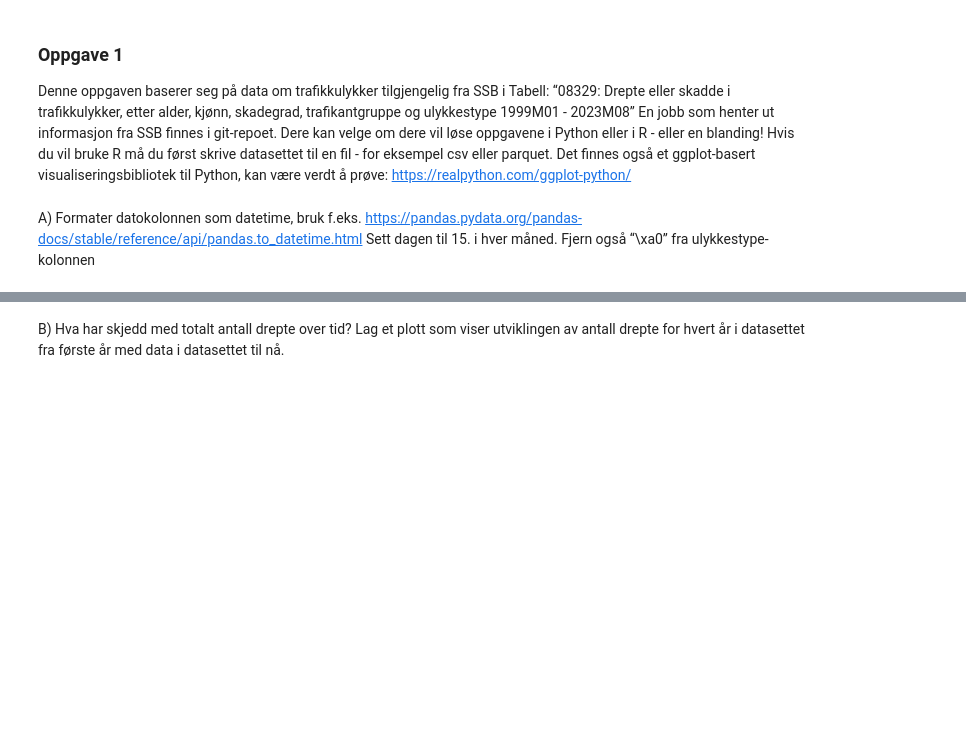
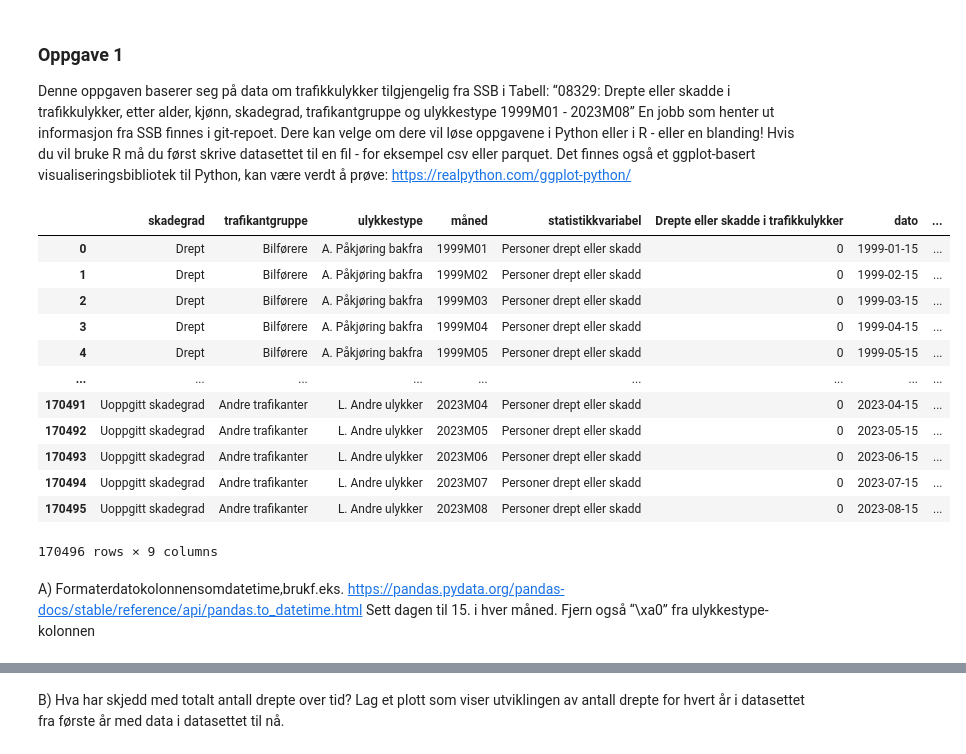
Before and after one commit to 267988/dmba_practice, a Jupyter notebook: obligatory_assignment1_2023/oppgave1_trafikkulykker.ipynb, the cells around one changed output, grey strips where cells are left out. Cells and saved outputs as stored; diff of their text form; code cells hidden in the pictures; blank space fills up the shorter version.

```diff
--- a/obligatory_assignment1_2023/oppgave1_trafikkulykker.ipynb
+++ b/obligatory_assignment1_2023/oppgave1_trafikkulykker.ipynb
@@ -8,8 +8,3 @@ løse oppgavene i Python eller i R - eller en blanding! Hvis du vil bruke R må
 datasettet til en fil - for eksempel csv eller parquet. Det finnes også et ggplot-basert
 visualiseringsbibliotek til Python, kan være verdt å prøve:
 https://realpython.com/ggplot-python/
-# %% [markdown]
-A) Formater datokolonnen som datetime, bruk f.eks.
-https://pandas.pydata.org/pandas-docs/stable/reference/api/pandas.to_datetime.html
-Sett dagen til 15. i hver måned.
-Fjern også “\xa0” fra ulykkestype-kolonnen
@@ -17,0 +11,33 @@ from plotnine import ggplot, aes, geom_line
+# %%
+import os
+import numpy as np
+import pandas as pd
+from plotnine import ggplot, aes, geom_line, geom_bar, ggtitle, theme
+from pathlib import Path
+from os import listdir
+# Fetching the df from ssb_trafikkulykker
+%store -r df
+df
+# Endrer navnet på siste kolonne for oversikten sin skyld.
+# Bruker inplace for å oppdatere dataframe-en direkte uten å lagre den i dataframe på nytt.
+df.rename(columns={"08329: Drepte eller skadde i trafikkulykker,": "Drepte eller skadde i trafikkulykker"}, inplace =True)
+df
+# %% [output]
+|  | skadegrad | trafikantgruppe | ulykkestype | måned | statistikkvariabel | Drepte eller skadde i trafikkulykker | dato | ... |
+| 0 | Drept | Bilførere | A. Påkjøring bakfra | 1999M01 | Personer drept eller skadd | 0 | 1999-01-15 | ... |
+| 1 | Drept | Bilførere | A. Påkjøring bakfra | 1999M02 | Personer drept eller skadd | 0 | 1999-02-15 | ... |
+| 2 | Drept | Bilførere | A. Påkjøring bakfra | 1999M03 | Personer drept eller skadd | 0 | 1999-03-15 | ... |
+| 3 | Drept | Bilførere | A. Påkjøring bakfra | 1999M04 | Personer drept eller skadd | 0 | 1999-04-15 | ... |
+| 4 | Drept | Bilførere | A. Påkjøring bakfra | 1999M05 | Personer drept eller skadd | 0 | 1999-05-15 | ... |
+| ... | ... | ... | ... | ... | ... | ... | ... | ... |
+| 170491 | Uoppgitt skadegrad | Andre trafikanter | L. Andre ulykker | 2023M04 | Personer drept eller skadd | 0 | 2023-04-15 | ... |
+| 170492 | Uoppgitt skadegrad | Andre trafikanter | L. Andre ulykker | 2023M05 | Personer drept eller skadd | 0 | 2023-05-15 | ... |
+| 170493 | Uoppgitt skadegrad | Andre trafikanter | L. Andre ulykker | 2023M06 | Personer drept eller skadd | 0 | 2023-06-15 | ... |
+| 170494 | Uoppgitt skadegrad | Andre trafikanter | L. Andre ulykker | 2023M07 | Personer drept eller skadd | 0 | 2023-07-15 | ... |
+| 170495 | Uoppgitt skadegrad | Andre trafikanter | L. Andre ulykker | 2023M08 | Personer drept eller skadd | 0 | 2023-08-15 | ... |
+170496 rows × 9 columns
+# %% [markdown]
+A) Formaterdatokolonnensomdatetime,brukf.eks.
+https://pandas.pydata.org/pandas-docs/stable/reference/api/pandas.to_datetime.html
+Sett dagen til 15. i hver måned.
+Fjern også “\xa0” fra ulykkestype-kolonnen
```
Also changed, not shown: parts of 19 cells of this notebook, 1 other file.
